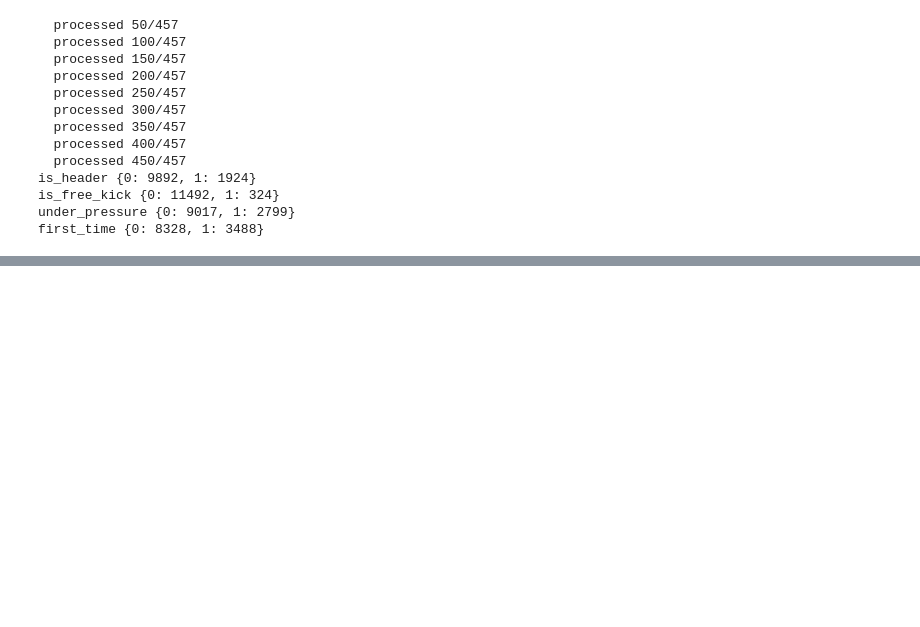
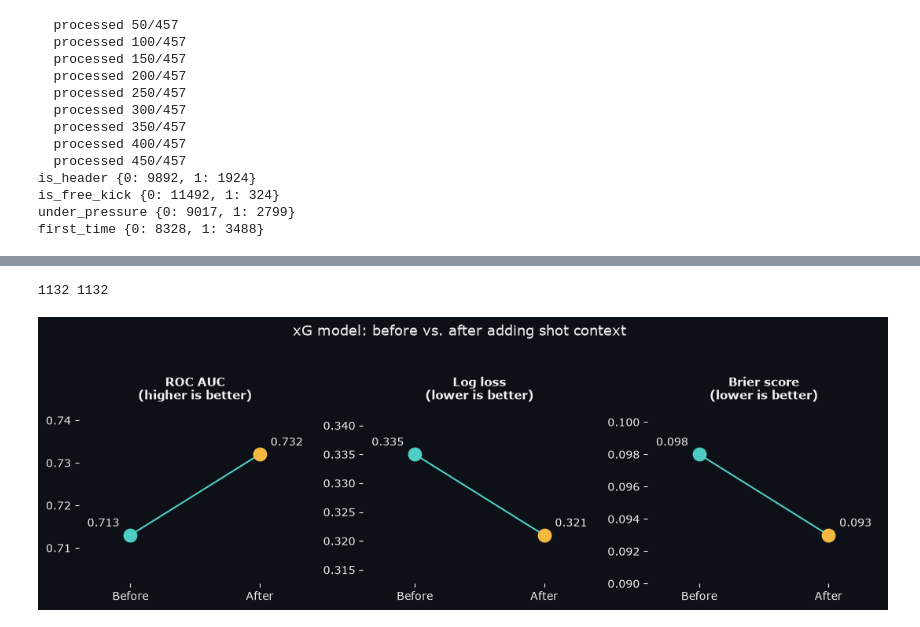
Before and after one commit to Lephim/football-intelligence-copilot, a Jupyter notebook: notebooks/01_exploring_match_data.ipynb, the cells around one changed output, grey strips where cells are left out. Saved outputs shown, nothing was run; the diff lists cells and outputs as text; code cells hidden in the pictures; blank space fills up the shorter version.

```diff
--- a/notebooks/01_exploring_match_data.ipynb
+++ b/notebooks/01_exploring_match_data.ipynb
@@ -423,0 +973,39 @@ first_time {0: 8328, 1: 3488}
+# %%
+print(len(club_match_ids), len(set(club_match_ids)))  # should be equal
+# %% [output]
+1132 1132
+# %%
+fig, axes = plt.subplots(1, 3, figsize=(11, 3.5))
+
+metrics = [
+    ("ROC AUC", 0.713, 0.732, "higher is better"),
+    ("Log loss", 0.335, 0.321, "lower is better"),
+    ("Brier score", 0.098, 0.093, "lower is better"),
+]
+
+for ax, (name, before, after, direction) in zip(axes, metrics):
+    ax.plot([0, 1], [before, after], color=ACCENT_TEAL, linewidth=1.5, zorder=1)
+    ax.scatter([0], [before], color=ACCENT_TEAL, s=140, zorder=2)
+    ax.scatter([1], [after], color=ACCENT_GOLD, s=140, zorder=2)
+
+    pad = max(abs(after - before) * 0.6, 0.002)
+    ax.set_ylim(min(before, after) - pad, max(before, after) + pad)
+    ax.set_xlim(-0.4, 1.4)
+    ax.set_xticks([0, 1])
+    ax.set_xticklabels(["Before", "After"], color=TEXT_COLOR)
+
+    ax.annotate(f"{before:.3f}", (0, before), textcoords="offset points", xytext=(-10, 8), ha="right", color=TEXT_COLOR, fontsize=10)
+    ax.annotate(f"{after:.3f}", (1, after), textcoords="offset points", xytext=(10, 8), ha="left", color=TEXT_COLOR, fontsize=10)
+
+    ax.set_title(f"{name}\n({direction})", color=TEXT_COLOR, fontsize=11)
+    ax.tick_params(colors=TEXT_COLOR)
+    for spine in ax.spines.values():
+        spine.set_visible(False)
+    ax.set_facecolor(BG_COLOR)
+
+fig.suptitle("xG model: before vs. after adding shot context", color=TEXT_COLOR, fontsize=13, y=1.05)
+fig.patch.set_facecolor(BG_COLOR)
+fig.tight_layout()
+fig.savefig("xg_before_after.png", dpi=150, bbox_inches="tight")
+# %% [output]
+[figure, added]
```
Also changed, not shown: parts of 35 cells of this notebook, 10 other files.
